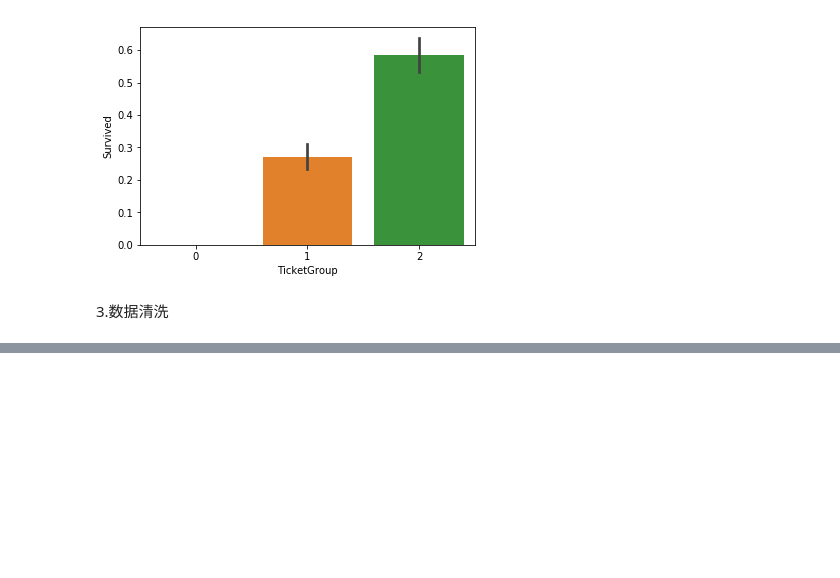
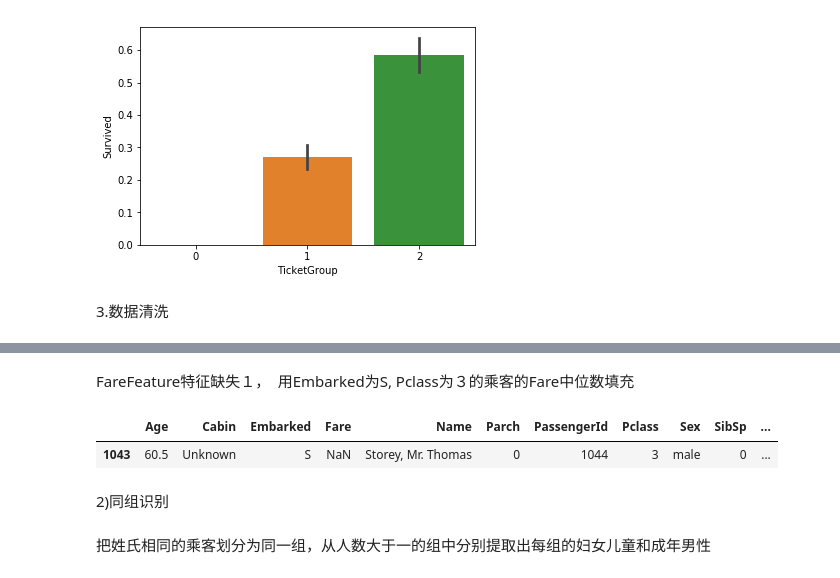
Before and after one commit to Damon0626/Kaggle, a Jupyter notebook: 01-Titanic/02-Example for Data Processing 1by1 .ipynb, the cells around one changed output, grey strips where cells are left out. Drawn from its saved outputs; the diff is of its cells as text; code cells hidden in the pictures; blank space fills up the shorter version.

```diff
--- a/01-Titanic/02-Example for Data Processing 1by1 .ipynb
+++ b/01-Titanic/02-Example for Data Processing 1by1 .ipynb
@@ -166,0 +208,7 @@ sns.barplot(x='TicketGroup', y='Survived', data=all_data)
+# %% [markdown]
+FareFeature特征缺失１，　用Embarked为S, Pclass为３的乘客的Fare中位数填充
+# %%
+all_data[all_data['Fare'].isnull()]
+# %% [output]
+|  | Age | Cabin | Embarked | Fare | Name | Parch | PassengerId | Pclass | Sex | SibSp | ... |
+| 1043 | 60.5 | Unknown | S | NaN | Storey, Mr. Thomas | 0 | 1044 | 3 | male | 0 | ... |
@@ -166,0 +218,4 @@ sns.barplot(x='TicketGroup', y='Survived', data=all_data)
+# %% [markdown]
+2)同组识别
+# %% [markdown]
+把姓氏相同的乘客划分为同一组，从人数大于一的组中分别提取出每组的妇女儿童和成年男性
```
Also changed, not shown: parts of 36 cells of this notebook.
